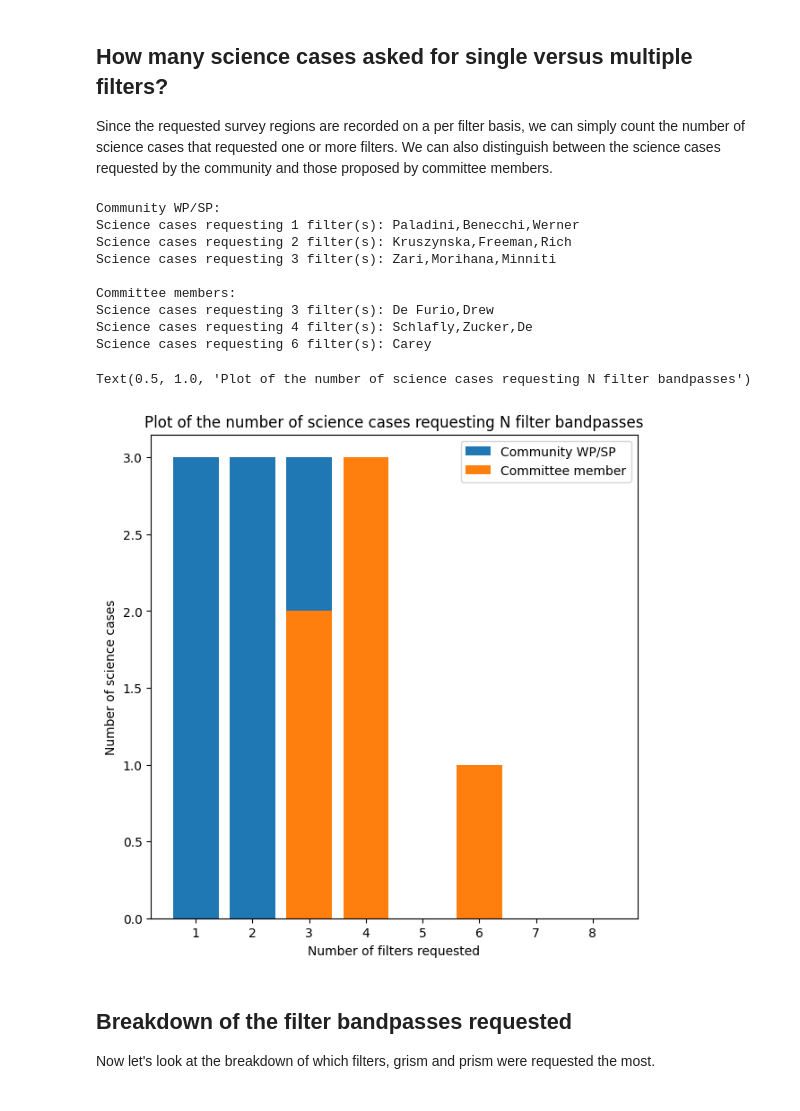
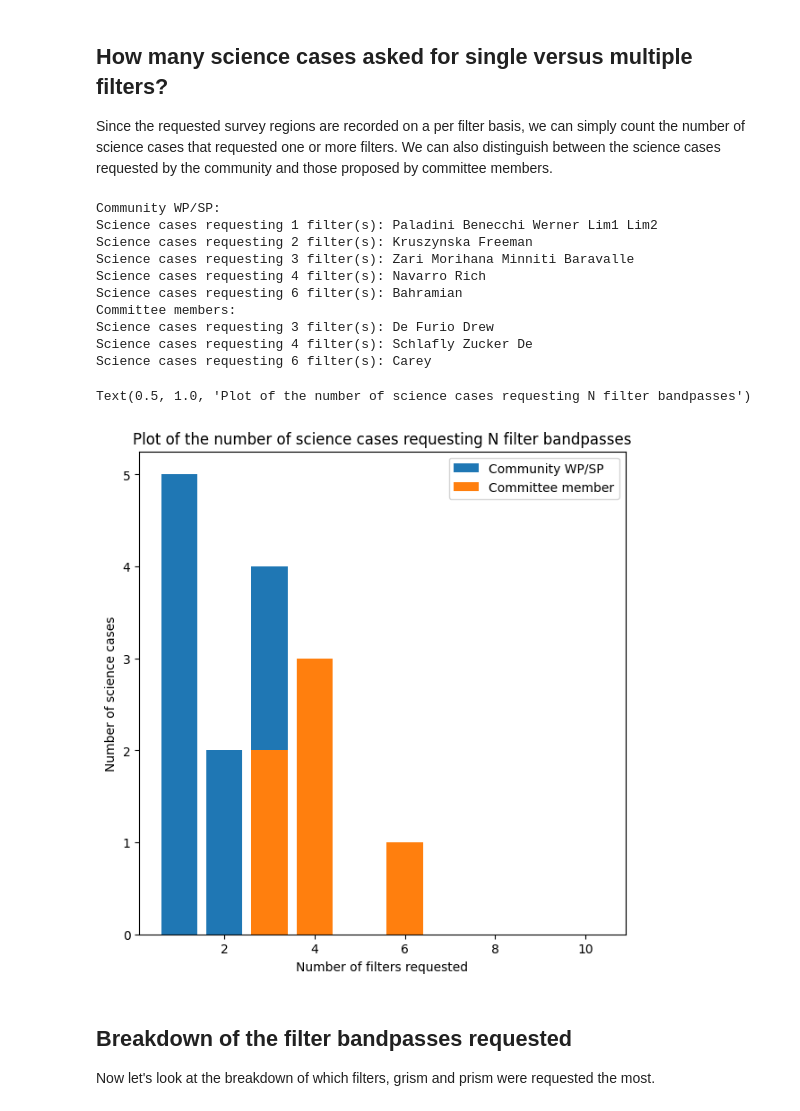
Before and after one commit to rachel3834/rgps, a Jupyter notebook: science_cases_per_filter.ipynb, the cells around one changed output. Saved outputs shown, nothing was run; the diff lists cells and outputs as text; code cells hidden in the pictures.

Commit message:
Added info on a number of science pitches and updated statistics

```diff
--- a/science_cases_per_filter.ipynb
+++ b/science_cases_per_filter.ipynb
@@ -22,14 +24,14 @@ config = config_utils.read_config(path.join(root_dir, 'config', 'rgps_survey_reg
 Since the requested survey regions are recorded on a per filter basis, we can simply count the number of science cases that requested one or more filters.  We can also distinguish between the science cases requested by the community and those proposed by committee members.
 # %%
 # Count of the number of community contributed science cases requesting 1, 2, 3, ...more filters
-case_count = np.zeros(9)
-cases = {n: [] for n in range(1,9,1)}
+case_count = np.zeros(len(opt_elements)+1)
+cases = {n: [] for n in range(1,len(opt_elements)+1,1)}
 
 for author, info in config.items():
     if info['ready_for_use'] and 'Member' not in info['comment']:
         nf = 0
-        for key, region in info.items():
-            if 'F' in key:
+        for key in opt_elements:
+            if key in info.keys():
                 nf += 1
         case_count[nf] += 1
         cases[nf].append(author)
@@ -37,49 +39,50 @@ for author, info in config.items():
 print('Community WP/SP:')
 for nf in range(1,9,1):
     if len(cases[nf]) > 0:
-        print('Science cases requesting ' + str(nf) + ' filter(s): ' + ','.join(cases[nf]))
+        print('Science cases requesting ' + str(nf) + ' filter(s): ' + ' '.join(cases[nf]))
 
 # Count the number of committee member science cases requesting different filters
-member_count = np.zeros(9)
-member_cases = {n: [] for n in range(1,9,1)}
+member_count = np.zeros(len(opt_elements)+1)
+member_cases = {n: [] for n in range(1,len(opt_elements)+1,1)}
 
 for author, info in config.items():
     if info['ready_for_use'] and 'Member' in info['comment']:
         nf = 0
-        for key, region in info.items():
-            if 'F' in key:
+        for key in opt_elements:
+            if key in info.keys():
                 nf += 1
         member_count[nf] += 1
         member_cases[nf].append(author)
 
-print('\nCommittee members:')
+print('Committee members:')
 for nf in range(1,9,1):
     if len(member_cases[nf]) > 0:
-        print('Science cases requesting ' + str(nf) + ' filter(s): ' + ','.join(member_cases[nf]))
+        print('Science cases requesting ' + str(nf) + ' filter(s): ' + ' '.join(member_cases[nf]))
 # %% [output]
 Community WP/SP:
-Science cases requesting 1 filter(s): Paladini,Benecchi,Werner
-Science cases requesting 2 filter(s): Kruszynska,Freeman,Rich
-Science cases requesting 3 filter(s): Zari,Morihana,Minniti
-
+Science cases requesting 1 filter(s): Paladini Benecchi Werner Lim1 Lim2
+Science cases requesting 2 filter(s): Kruszynska Freeman
+Science cases requesting 3 filter(s): Zari Morihana Minniti Baravalle
+Science cases requesting 4 filter(s): Navarro Rich
+Science cases requesting 6 filter(s): Bahramian
 Committee members:
-Science cases requesting 3 filter(s): De Furio,Drew
-Science cases requesting 4 filter(s): Schlafly,Zucker,De
+Science cases requesting 3 filter(s): De Furio Drew
+Science cases requesting 4 filter(s): Schlafly Zucker De
 Science cases requesting 6 filter(s): Carey
 # %%
 fig = plt.figure(1,(7,7))
 
-plt.bar(np.arange(1,9,1), case_count[1:], label='Community WP/SP')
-plt.bar(np.arange(1,9,1), member_count[1:], label='Committee member')
+plt.bar(np.arange(1,len(opt_elements)+1,1), case_count[1:], label='Community WP/SP')
+plt.bar(np.arange(1,len(opt_elements)+1,1), member_count[1:], label='Committee member')
 
 plt.xlabel('Number of filters requested')
 plt.ylabel('Number of science cases')
 plt.legend()
 
 plt.title('Plot of the number of science cases requesting N filter bandpasses')
 # %% [output]
 Text(0.5, 1.0, 'Plot of the number of science cases requesting N filter bandpasses')
-[figure, old version]
+[figure, new version]
 # %% [markdown]
 ## Breakdown of the filter bandpasses requested
 
```
Also changed, not shown: parts of 4 cells of this notebook, 1 other file.
